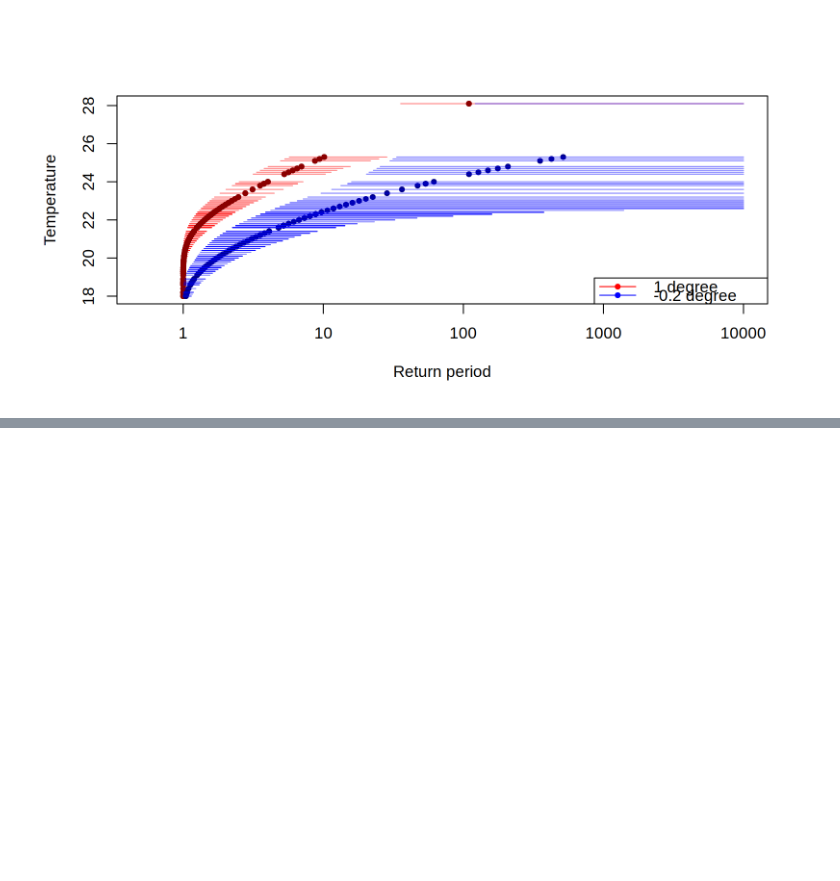
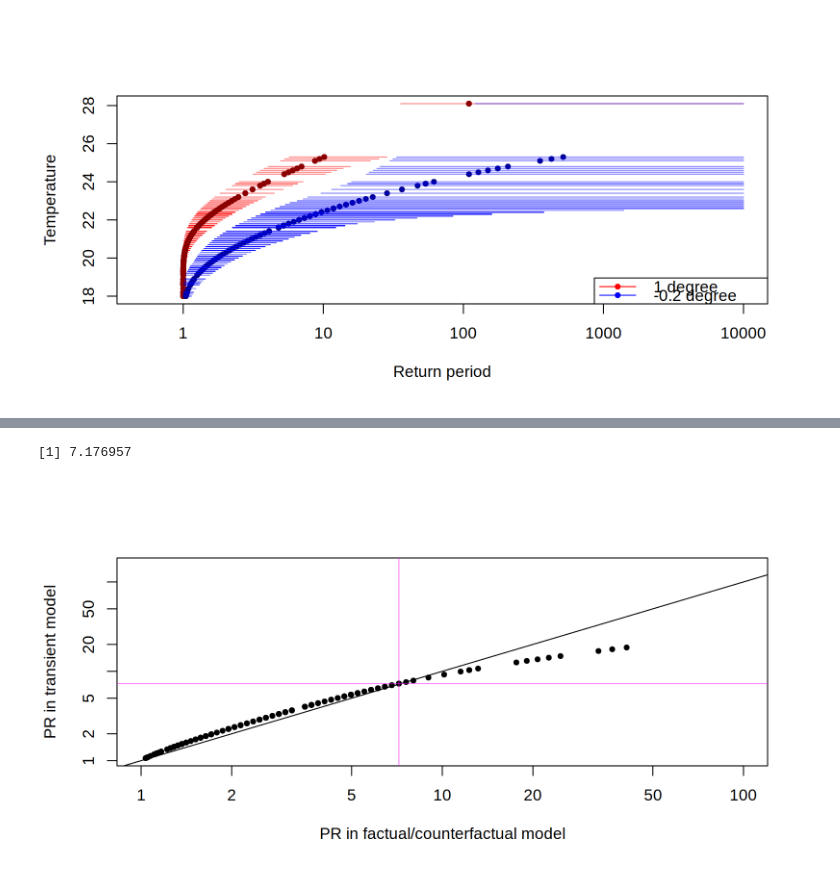
Before and after one commit to clairbarnes/wwa-archive, a Jupyter notebook: 20_misc/UKHW_9R_fcf-transient.ipynb, the cells around one changed output, grey strips where cells are left out. Drawn from its saved outputs; the diff is of its cells as text; code cells hidden in the pictures; blank space fills up the shorter version.

Commit message:
PR of exceeding 23C added

```diff
--- a/20_misc/UKHW_9R_fcf-transient.ipynb
+++ b/20_misc/UKHW_9R_fcf-transient.ipynb
@@ -162,0 +158,18 @@ abline(0,1)
+# %%
+# probability ratio of exceeding 23 degrees
+return_period(gev_cf, 23, fixed_cov = -0.2) / return_period(gev_pres, 23, fixed_cov = 1)
+# %% [output]
+[1] 7.176957
+# %%
+# png("compare-pr.png"); {
+    # comparison of probability ratios in the two models
+    plot(sapply(df$tmean, function(ev) return_period(gev_cf, ev, fixed_cov = -0.2) / return_period(gev_pres, ev, fixed_cov = 1)),
+         sapply(df$tmean, function(ev) prob_ratio(gev_shift, ev, 1, -0.2)), pch = 20, xlab = "PR in factual/counterfactual model", log = "xy", ylab = "PR in transient model", xlim = c(1,100))
+    abline(0,1)
+
+    # check change in probability of exceeding 23 degrees under each model
+    abline(v = return_period(gev_cf, 23, fixed_cov = -0.2) / return_period(gev_pres, 23, fixed_cov = 1),
+           h = prob_ratio(gev_shift, 23, 1, -0.2), col = adjustcolor("magenta", alpha = 0.5))
+# }; dev.off()
+# %% [output]
+[figure, added]
```
Also changed, not shown: parts of 6 cells of this notebook.
